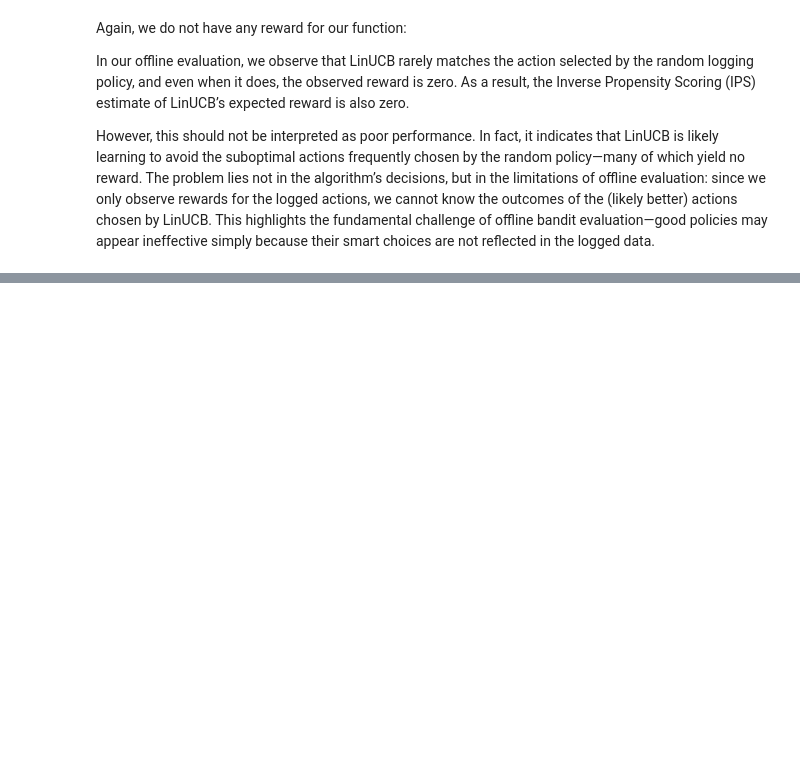
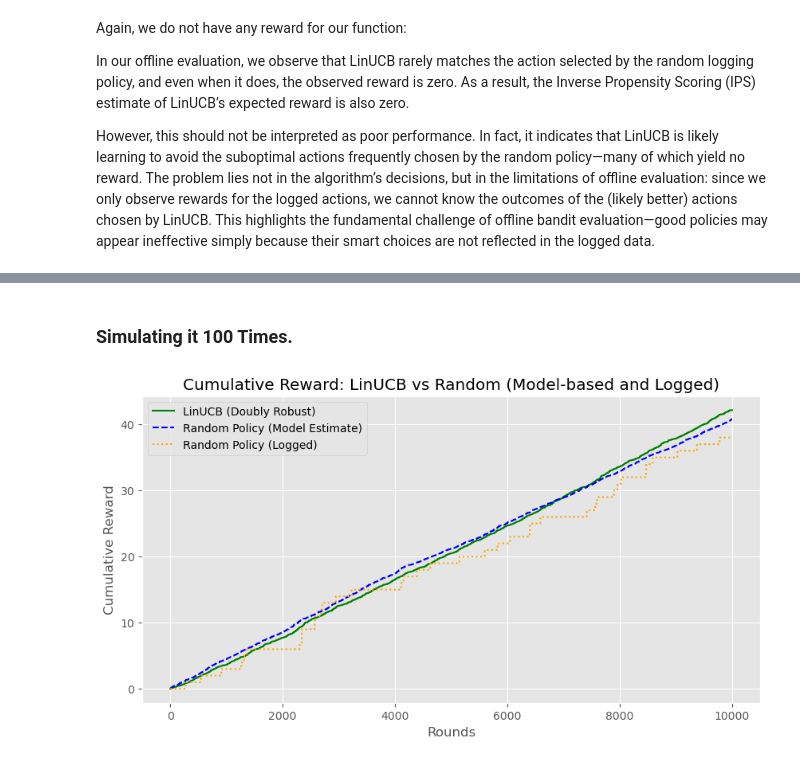
Before and after one commit to otausendschoen/contextual-bandit-benchmark, a Jupyter notebook: main.ipynb, the cells around one changed output, grey strips where cells are left out. Cells and saved outputs as stored; diff of their text form; code cells hidden in the pictures; blank space fills up the shorter version.

```diff
--- a/main.ipynb
+++ b/main.ipynb
@@ -216,0 +292,2 @@ NEXT UP:
+# %% [markdown]
+### Simulating it 100 Times.
@@ -216,0 +345,15 @@ NEXT UP:
+# %%
+
+# --- Step 6: Plot Comparison ---
+plt.figure(figsize=(10, 5))
+plt.plot(average_cumulative_dr, label="LinUCB (Doubly Robust)", color="green")
+plt.plot(average_cumulative_dm_random, label="Random Policy (Model Estimate)", color="blue", linestyle="--")
+plt.plot(np.cumsum(r_logged), label="Random Policy (Logged)", color="orange", linestyle=":")
+plt.title("Cumulative Reward: LinUCB vs Random (Model-based and Logged)")
+plt.xlabel("Rounds")
+plt.ylabel("Cumulative Reward")
+plt.legend()
+plt.grid(True)
+plt.show()
+# %% [output]
+[figure, added]
```
Also changed, not shown: parts of 23 cells of this notebook.
